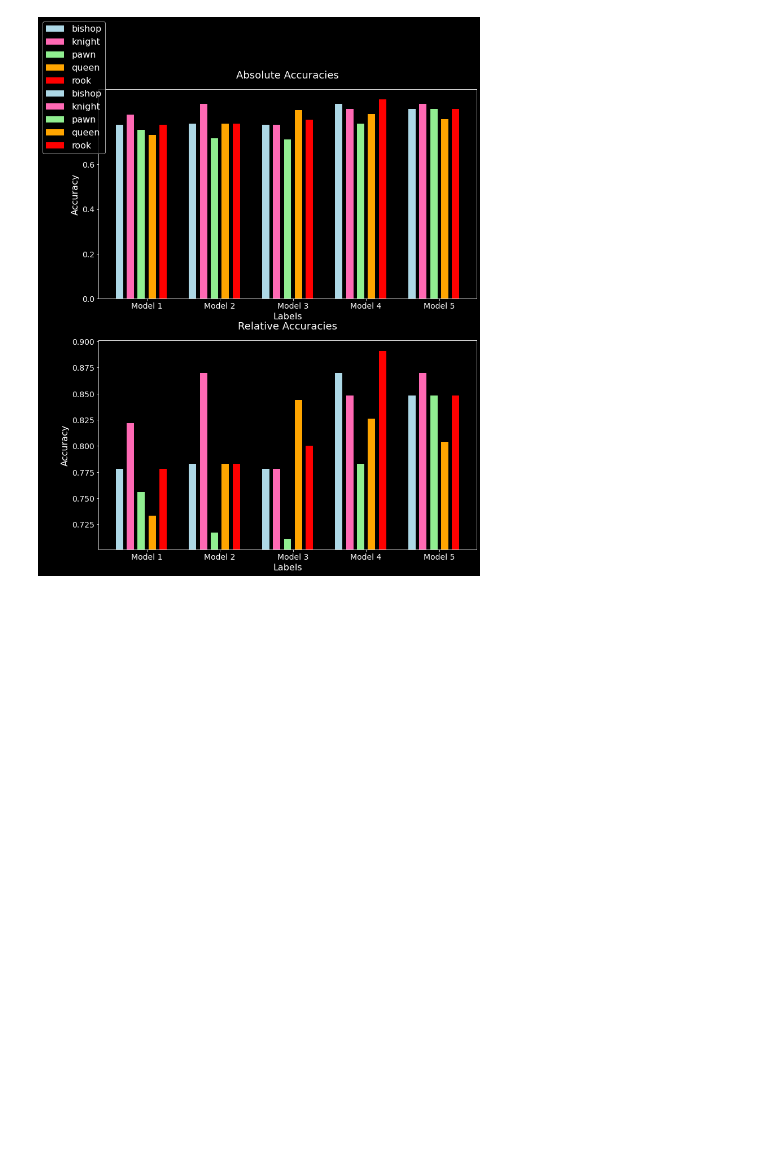
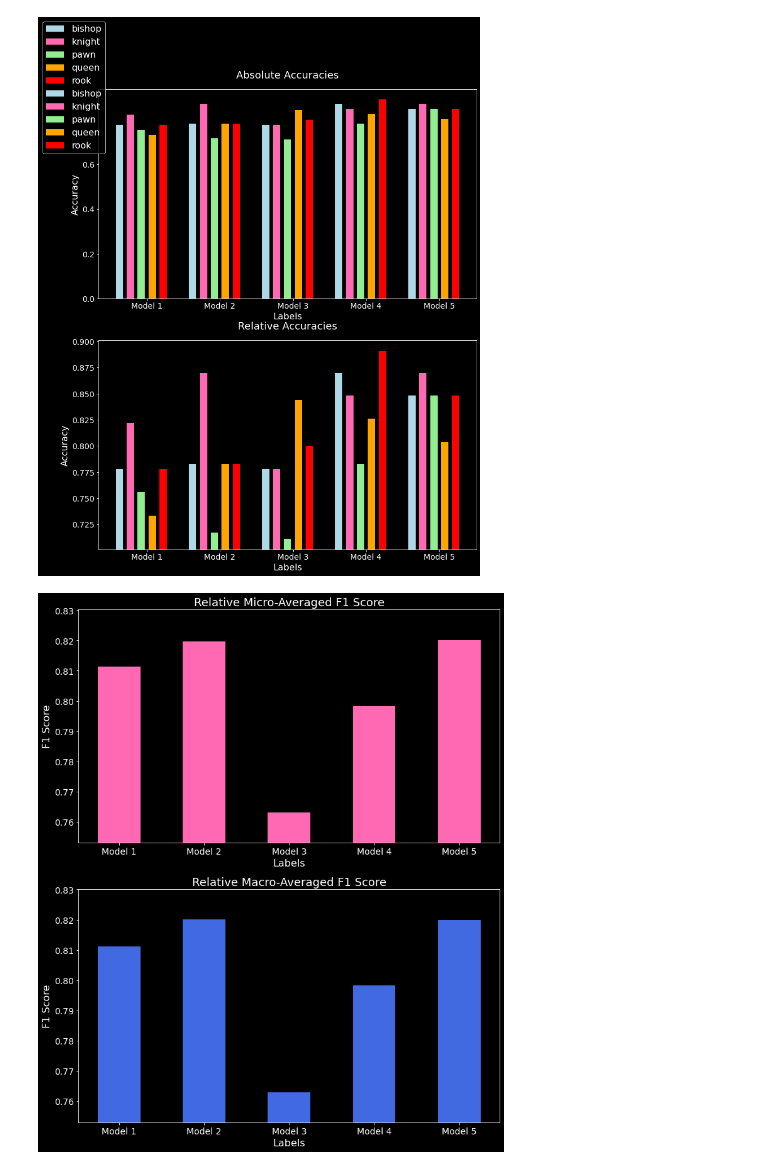
Before and after one commit to mkpro118/CS-539-project, a Jupyter notebook: Custom Model Experiment.ipynb, the cells around one changed output. Drawn from its saved outputs; the diff is of its cells as text; code cells hidden in the pictures; blank space fills up the shorter version.

Commit message:
Added F1 score

```diff
--- a/Custom Model Experiment.ipynb
+++ b/Custom Model Experiment.ipynb
@@ -569,3 +569,54 @@ fig.legend(loc='upper left')
 plt.show()
 # %% [output]
 [figure]
+# %%
+from neural_network.metrics import precision_score
+
+precisions_micro = [precision_score(y_test, prediction, average='micro') for prediction in predictions]
+precisions_macro = [precision_score(y_test, prediction, average='macro') for prediction in predictions]
+# %%
+from neural_network.metrics import recall_score
+
+recalls_micro = [recall_score(y_test, prediction, average='micro') for prediction in predictions]
+recalls_macro = [recall_score(y_test, prediction, average='macro') for prediction in predictions]
+# %%
+f1_score = lambda p, r: 2 * p * r / (p + r)
+
+f1_micro = f1_score(np.asarray(precisions_micro), np.asarray(recalls_micro))
+f1_macro = f1_score(np.asarray(precisions_macro), np.asarray(recalls_macro))
+
+fig, (ax1, ax2) = plt.subplots(nrows=2, ncols=1, figsize=(12, 15))
+
+
+ax1.bar(
+    np.arange(len(f1_micro)),
+    f1_micro,
+    width=0.5,
+    color='hotpink',
+)
+ax2.bar(
+    np.arange(len(f1_macro)),
+    f1_macro,
+    width=0.5,
+    color='royalblue',
+)
+
+ax1.set_xticks(np.arange(len(f1_micro)))
+ax1.set_xticklabels([f'Model {i+1}' for i in range(len(models))])
+ax1.set_xlabel('Labels', fontsize=16)
+ax1.set_ylabel('F1 Score', fontsize=16)
+ax1.set_title('Relative Micro-Averaged F1 Score', fontsize=18)
+ax1.tick_params(axis='both', labelsize=14)
+ax1.set(ylim=[np.min(f1_micro) - 0.01, np.max(f1_micro) + 0.01])
+
+ax2.set_xticks(np.arange(len(f1_macro)))
+ax2.set_xticklabels([f'Model {i+1}' for i in range(len(models))])
+ax2.set_xlabel('Labels', fontsize=16)
+ax2.set_ylabel('F1 Score', fontsize=16)
+ax2.set_title('Relative Macro-Averaged F1 Score', fontsize=18)
+ax2.tick_params(axis='both', labelsize=14)
+ax2.set(ylim=[np.min(f1_macro) - 0.01, np.max(f1_macro) + 0.01])
+
+plt.show()
+# %% [output]
+[figure, added]
```
